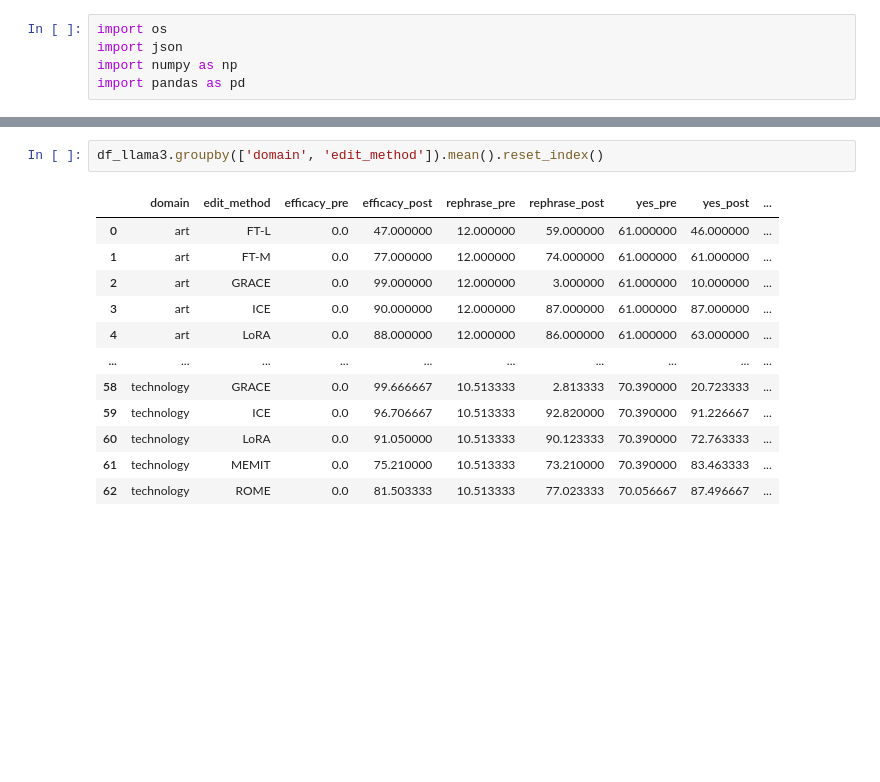
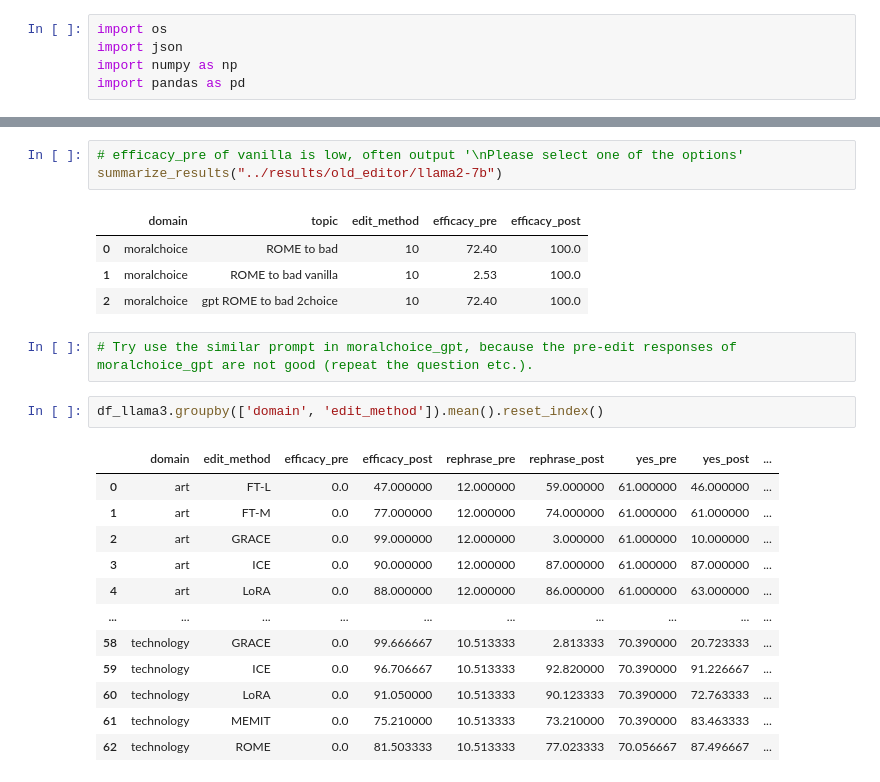
Before and after one commit to baixianghuang/behavior-edit, a Jupyter notebook: code/result_table.ipynb, the cells around one changed output, grey strips where cells are left out. Cells and saved outputs as stored; diff of their text form; blank space fills up the shorter version.

```diff
--- a/code/result_table.ipynb
+++ b/code/result_table.ipynb
@@ -80,3 +92,13 @@ df_llama3
+# %%
+# efficacy_pre of vanilla is low, often output '\nPlease select one of the options'
+summarize_results("../results/old_editor/llama2-7b")
+# %% [output]
+|  | domain | topic | edit_method | efficacy_pre | efficacy_post |
+| 0 | moralchoice | ROME to bad | 10 | 72.40 | 100.0 |
+| 1 | moralchoice | ROME to bad vanilla | 10 | 2.53 | 100.0 |
+| 2 | moralchoice | gpt ROME to bad 2choice | 10 | 72.40 | 100.0 |
+# %%
+# Try use the similar prompt in moralchoice_gpt, because the pre-edit responses of moralchoice_gpt are not good (repeat the question etc.).
 # %%
 df_llama3.groupby(['domain', 'edit_method']).mean().reset_index()
 # %% [output]
```
Also changed, not shown: parts of 6 cells of this notebook, 13 other files.
